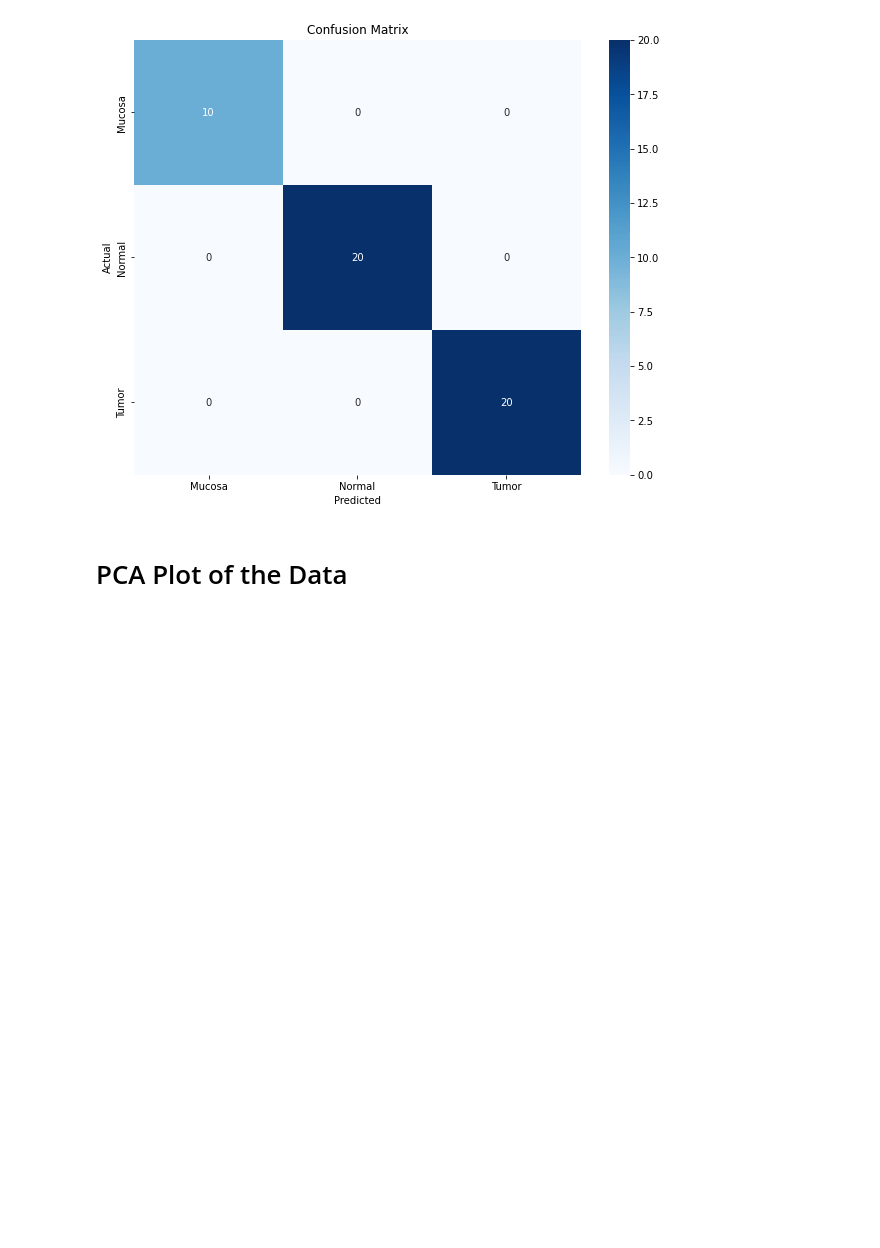
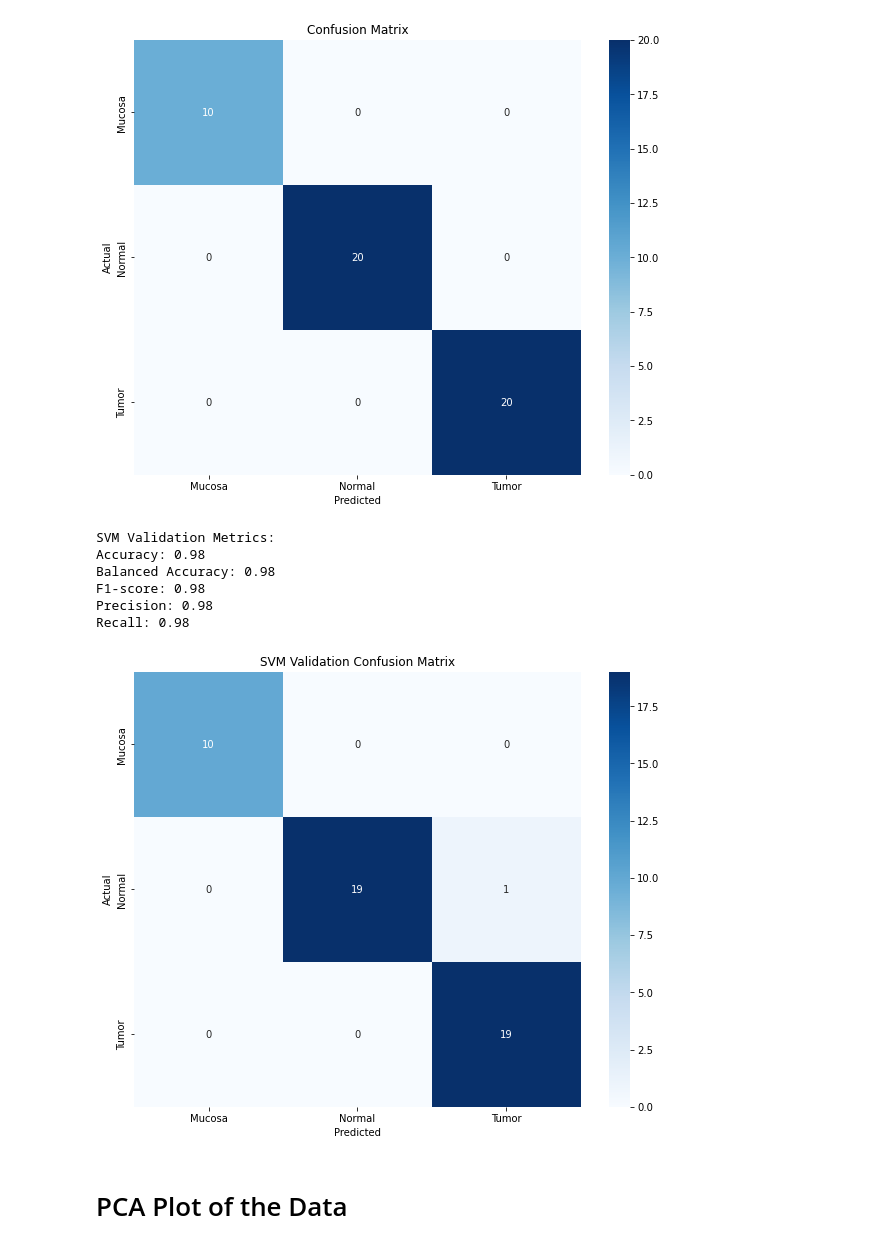
Before and after one commit to pritambera2000/BU_Bioinformatics, a Jupyter notebook: Notebooks/Cancer/Colorectal/colorectal_deg_feature_selection_lfc.ipynb, the cells around one changed output. Drawn from its saved outputs; the diff is of its cells as text; code cells hidden in the pictures; blank space fills up the shorter version.

```diff
--- a/Notebooks/Cancer/Colorectal/colorectal_deg_feature_selection_lfc.ipynb
+++ b/Notebooks/Cancer/Colorectal/colorectal_deg_feature_selection_lfc.ipynb
@@ -303,6 +339,38 @@ Classification Report:
    macro avg       1.00      1.00      1.00        50
 weighted avg       1.00      1.00      1.00        50
 [figure]
+# %%
+y_pred_val_svm = svm_clf.predict(X_val_ensemble)
+accuracy_val_svm = accuracy_score(y_val, y_pred_val_svm)
+balanced_accuracy_val_svm = balanced_accuracy_score(y_val, y_pred_val_svm)
+f1_val_svm = f1_score(y_val, y_pred_val_svm, average='macro')
+precision_val_svm = precision_score(y_val, y_pred_val_svm, average='macro')
+recall_val_svm = recall_score(y_val, y_pred_val_svm, average='macro')
+print("\nSVM Validation Metrics:")
+print(f'Accuracy: {accuracy_val_svm:.2f}')
+print(f'Balanced Accuracy: {balanced_accuracy_val_svm:.2f}')
+print(f'F1-score: {f1_val_svm:.2f}')
+print(f'Precision: {precision_val_svm:.2f}')
+print(f'Recall: {recall_val_svm:.2f}')
+# %% [output]
+SVM Validation Metrics:
+Accuracy: 0.98
+Balanced Accuracy: 0.98
+F1-score: 0.98
+Precision: 0.98
+Recall: 0.98
+# %%
+# Plot the confusion matrix for validation set
+cm_val_svm = confusion_matrix(y_val, y_pred_val_svm)
+cm_df_val_svm = pd.DataFrame(cm_val_svm, index=labels, columns=labels)
+plt.figure(figsize=(10, 8))
+sns.heatmap(cm_df_val_svm, annot=True, cmap='Blues', fmt='g')
+plt.title('SVM Validation Confusion Matrix')
+plt.xlabel('Predicted')
+plt.ylabel('Actual')
+plt.show()
+# %% [output]
+[figure, added]
 # %% [markdown]
 # PCA Plot of the Data
 # %%
```
Also changed, not shown: parts of 3 cells of this notebook.
